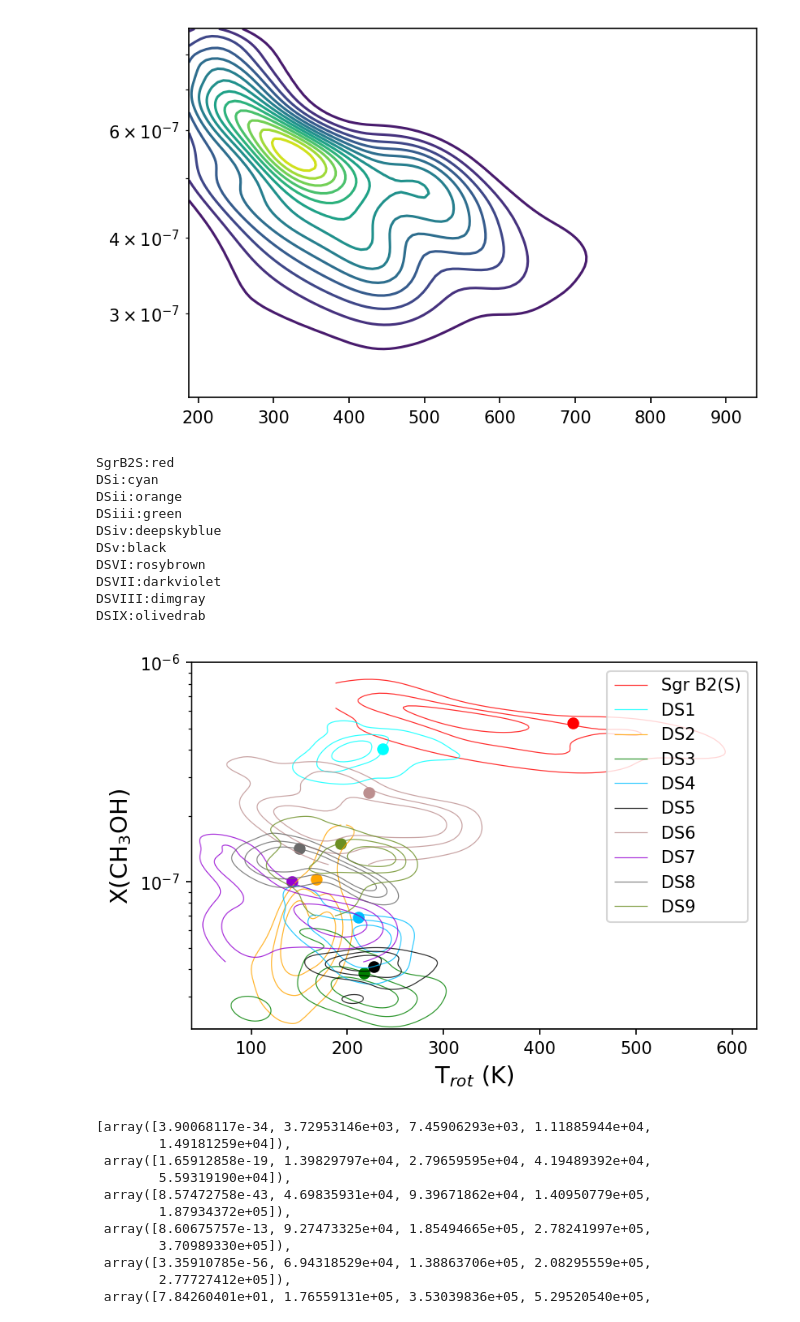
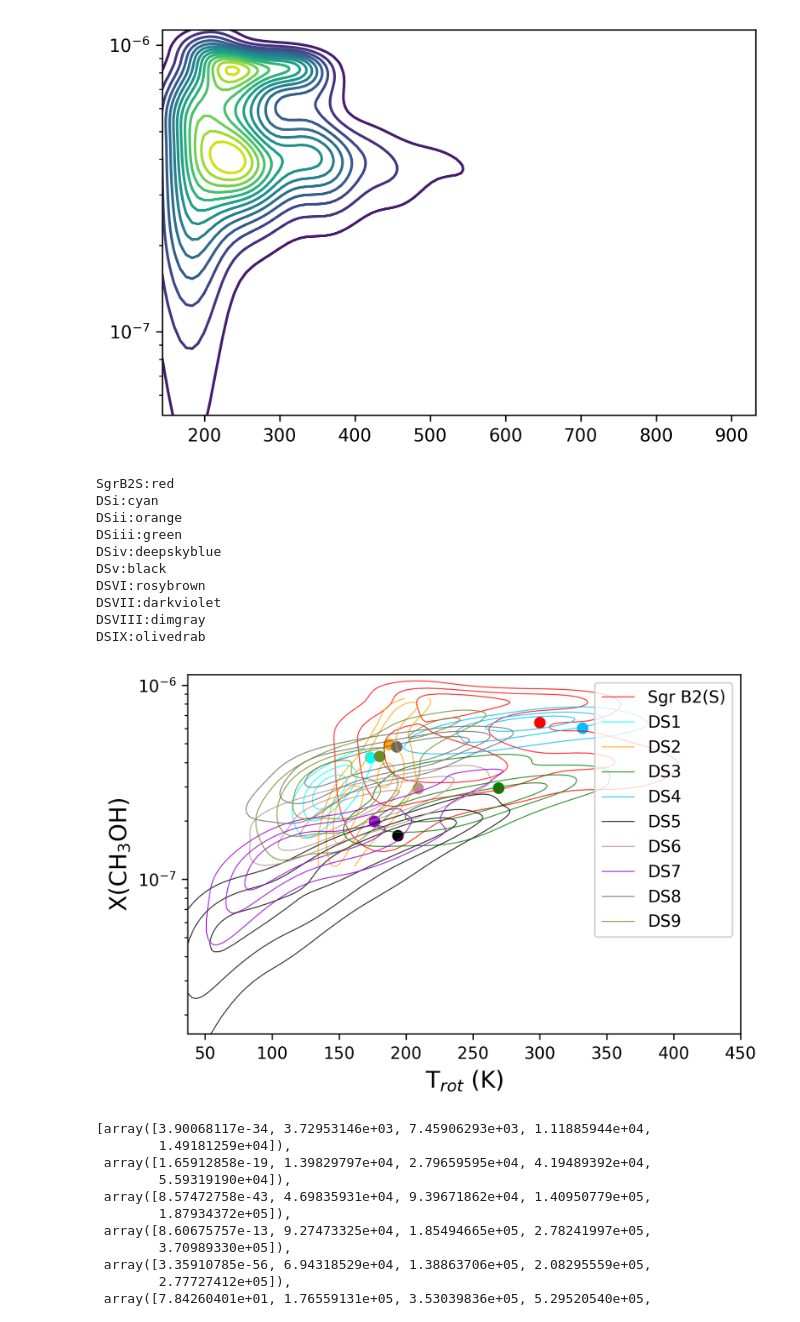
Before and after one commit to djeff1887/SgrB2DS-CH3OH, a Jupyter notebook: bootstrap_makeabundancecontours.ipynb, the cells around one changed output. Saved outputs shown, nothing was run; the diff lists cells and outputs as text; code cells hidden in the pictures.

```diff
--- a/bootstrap_makeabundancecontours.ipynb
+++ b/bootstrap_makeabundancecontours.ipynb
@@ -10,8 +10,11 @@ fielddict={'SgrB2S':1,'DSi':10,'DSii':10,'DSiii':10,'DSiv':10,'DSv':10,'DSVI':2,
 romansources={'SgrB2S':'Sgr B2(S)','DSi':'DS1','DSii':'DS2','DSiii':'DS3','DSiv':'DS4','DSv':'DS5','DSVI':'DS6','DSVII':'DS7',
               'DSVIII':'DS8','DSIX':'DS9'}
 sources=list(fielddict.keys())
+
+dataversion='sep2023revolution'#homedict[source].replace('/','')
+datadir=f'/blue/adamginsburg/d.jeff/imaging_results/SgrB2DS-CH3OH/{dataversion}/'
 # %%
-plt.rcParams["figure.dpi"]=150
+plt.rcParams["figure.dpi"]=300
 dsfmt='*'
 rainbow=cm.rainbow(np.arange(0,10,len(sources)))
 cmaps=['plasma','viridis','cividis','inferno','magma','Greys','Reds','Blues','Greens','PuRd']
@@ -39,10 +42,10 @@ tavg=[]
 aavg=[]
 
 for s in sources:
-    abuns=np.loadtxt(f'intstd_{s}_abuns.txt')
-    errabuns=np.loadtxt(f'intstd_{s}_errabuns.txt')
-    tex=np.loadtxt(f'intstd_{s}_tex.txt')
-    errtex=np.loadtxt(f'intstd_{s}_errtex.txt')
+    abuns=np.loadtxt(datadir+f'{s}_abuns.txt')
+    errabuns=np.loadtxt(datadir+f'{s}_errabuns.txt')
+    tex=np.loadtxt(datadir+f'{s}_tex.txt')
+    errtex=np.loadtxt(datadir+f'{s}_errtex.txt')
     #X,Y=np.meshgrid(tex,abuns
     ok=np.isfinite(tex)*np.isfinite(abuns)*np.isfinite(errabuns)
     temptavg=np.average(tex[ok],weights=(errtex[ok]))
@@ -94,7 +97,7 @@ testlvls=np.linspace(np.min(masterZ[0]),np.max(masterZ[0]),15)
 plt.contour(masterX[0],masterY[0],masterZ[0],levels=testlvls)
 plt.yscale('log')
 # %% [output]
-[figure, old version]
+[figure, new version]
 # %%
 #rng=[[20,1100],[1e-8,1e-6]]
 lvls=[]
@@ -132,38 +135,38 @@ for s,kern in zip(sources,masterZ):
     #plt.legend()
 plt.show()
 # %%
-savefigpath='/blue/adamginsburg/d.jeff/repos/CH3OHTemps/figures/LitComparisons/intstd_weightmeanpoint_allcoreabundances.pdf'
+savefigpath=f'/blue/adamginsburg/d.jeff/repos/CH3OHTemps/figures/LitComparisons/{dataversion}_weightmeanpoint_allcoreabundances.pdf'
 lines=[]
 roman=[]
 for source,c,lvl,x,y,z,style,t,a in zip(sources,sourcecolors,lvls,masterX,masterY,masterZ,ls,tavg,aavg):
     plot=plt.contour(x,y,z,colors=c,alpha=0.8,levels=lvl,linestyles='-',linewidths=0.6)
     plt.scatter(t,a,color=c)
     h1,_ = plot.legend_elements()
     lines.append(h1[0])
     roman.append(romansources[source])
     #plt.clabel(plot,inline=1,fontsize=14)
     print(f'{source}:{c}')
 plt.yscale('log')
-plt.ylim(ymax=1e-6)
-plt.xlim(xmax=625)
+#plt.ylim(ymax=1e-6)
+plt.xlim(xmax=450)
 plt.xlabel('T$_{rot}$ (K)',fontsize=14)
 plt.ylabel('X(CH$_3$OH)',fontsize=14)
 
 plt.legend(lines, roman)
 plt.savefig(savefigpath,)
 plt.show()
 # %% [output]
 SgrB2S:red
 DSi:cyan
 DSii:orange
 DSiii:green
 DSiv:deepskyblue
 DSv:black
 DSVI:rosybrown
 DSVII:darkviolet
 DSVIII:dimgray
 DSIX:olivedrab
-[figure, old version]
+[figure, new version]
 # %%
 lvls
 # %% [output]
```
Also changed, not shown: parts of 3 cells of this notebook, 12 other files.
